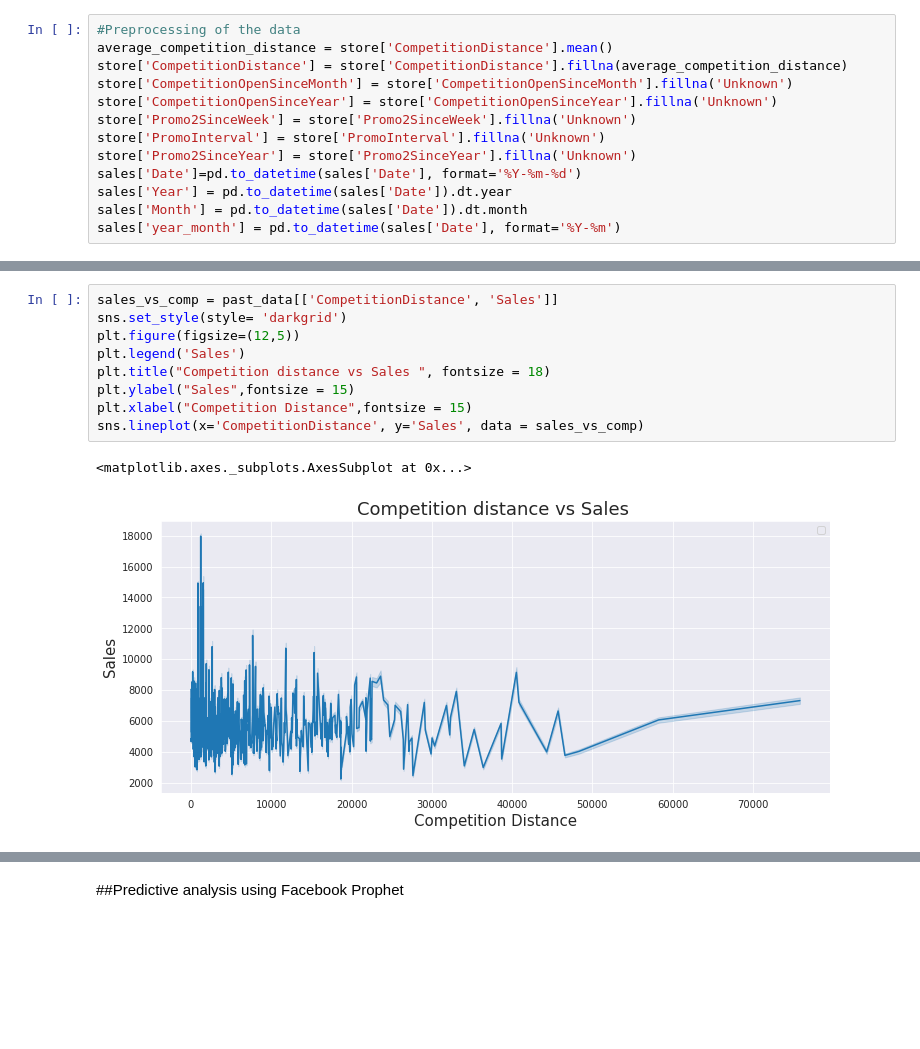
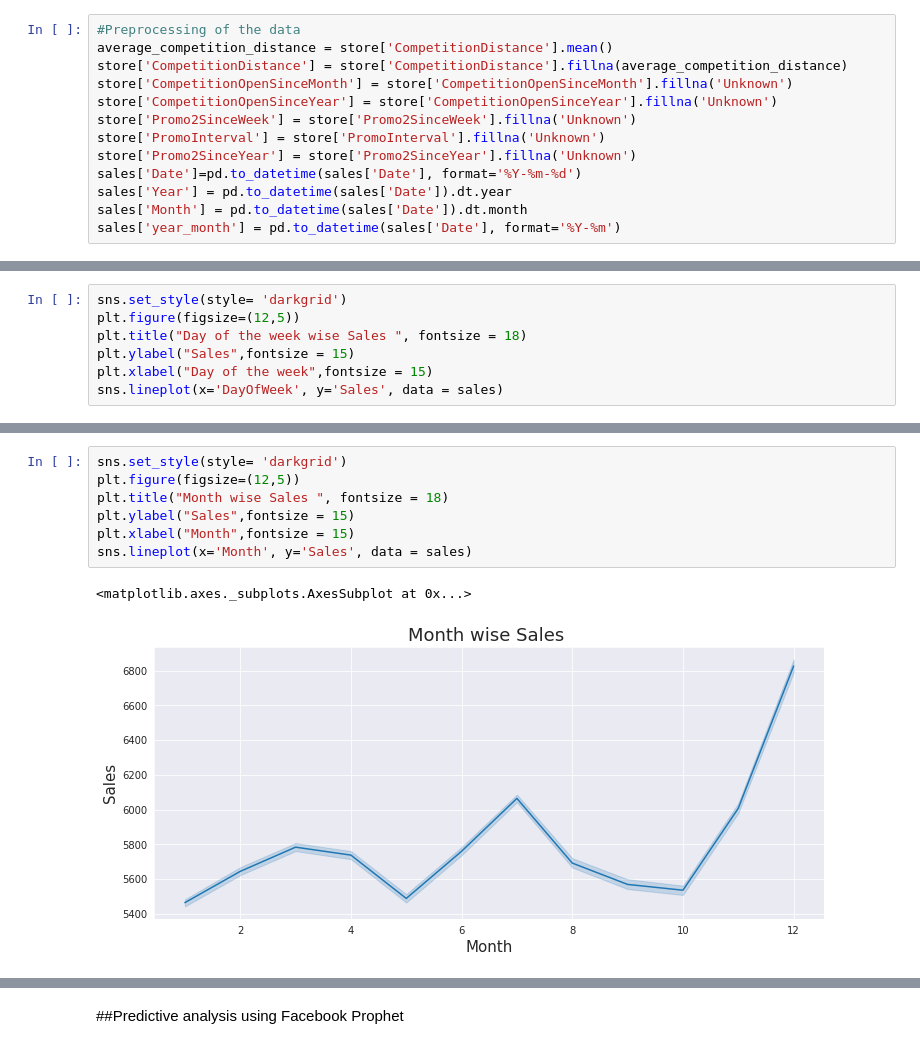
Before and after one commit to amanksharma23/Retail-sales-prediction-Supervised-ML-, a Jupyter notebook: Copy_of_Rossmann_Sales_Prediction_Capstone_Project.ipynb, the cells around one changed output, grey strips where cells are left out. Saved outputs shown, nothing was run; the diff lists cells and outputs as text; blank space fills up the shorter version.

```diff
--- a/Copy_of_Rossmann_Sales_Prediction_Capstone_Project.ipynb
+++ b/Copy_of_Rossmann_Sales_Prediction_Capstone_Project.ipynb
@@ -169,0 +198,7 @@ past_data = sales.merge(store, on='Store', how='left', indicator=True)
+# %%
+sns.set_style(style= 'darkgrid')
+plt.figure(figsize=(12,5))
+plt.title("Day of the week wise Sales ", fontsize = 18)
+plt.ylabel("Sales",fontsize = 15)
+plt.xlabel("Day of the week",fontsize = 15)
+sns.lineplot(x='DayOfWeek', y='Sales', data = sales)
@@ -170,12 +208,10 @@ past_data = sales.merge(store, on='Store', how='left', indicator=True)
 # %%
-sales_vs_comp = past_data[['CompetitionDistance', 'Sales']]
 sns.set_style(style= 'darkgrid')
 plt.figure(figsize=(12,5))
-plt.legend('Sales')
-plt.title("Competition distance vs Sales ", fontsize = 18)
+plt.title("Month wise Sales ", fontsize = 18)
 plt.ylabel("Sales",fontsize = 15)
-plt.xlabel("Competition Distance",fontsize = 15)
-sns.lineplot(x='CompetitionDistance', y='Sales', data = sales_vs_comp)
+plt.xlabel("Month",fontsize = 15)
+sns.lineplot(x='Month', y='Sales', data = sales)
 # %% [output]
 <matplotlib.axes._subplots.AxesSubplot at 0x...>
-[figure, old version]
+[figure, new version]
```
Also changed, not shown: parts of 23 cells of this notebook.
